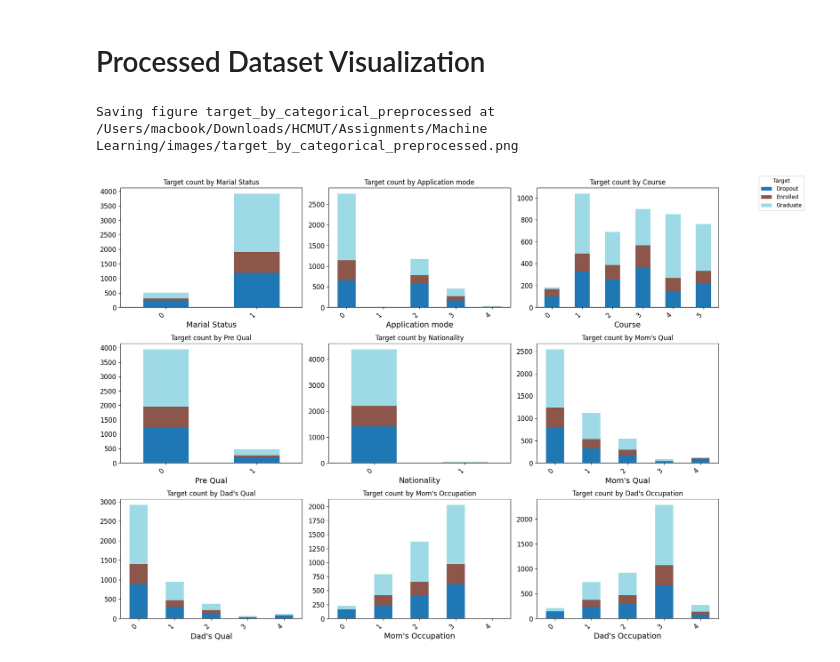
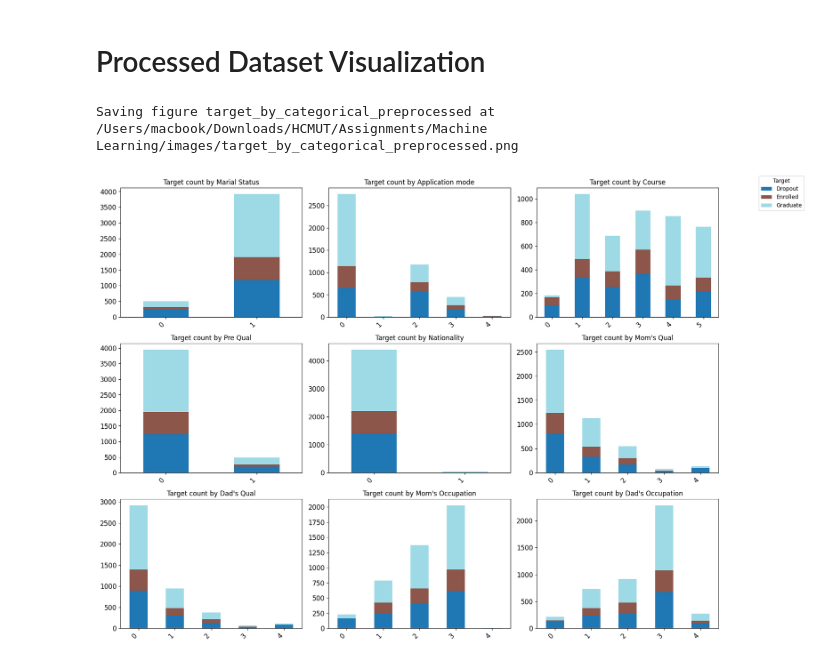
Before and after one commit to doxncwfn/mlassignmenthcmut, a Jupyter notebook: src/preprocess.ipynb, the cells around one changed output. Cells and saved outputs as stored; diff of their text form; code cells hidden in the pictures.

```diff
--- a/src/preprocess.ipynb
+++ b/src/preprocess.ipynb
@@ -281,32 +281,32 @@ cat_candidates = [
 all_cats = [c for c in cat_candidates if c in df.columns]
 n = len(all_cats)
 cols = 3
 rows = int(np.ceil(n / cols)) if n > 0 else 1
 fig, axes = plt.subplots(rows, cols, figsize=(16, 4 * rows))
 axes = np.array(axes).flatten()
 
 legend_handles_labels = None
 for i, col in enumerate(all_cats):
     ct = pd.crosstab(df_prep[col], df_prep['Target'])
     ct = ct.loc[ct.index.sort_values()]
     plot = ct.plot(kind='bar', stacked=True, colormap='tab20', ax=axes[i])
     axes[i].set_title(f'Target count by {col}')
     axes[i].set_ylabel(None)
-    axes[i].set_xlabel(col)
+    axes[i].set_xlabel(None)
     axes[i].set_xticklabels(axes[i].get_xticklabels(), rotation=45, ha='right')
     if legend_handles_labels is None:
         legend_handles_labels = axes[i].get_legend_handles_labels()
     axes[i].get_legend().remove()  # Remove legends from individual axes
 
 if legend_handles_labels is not None:
     handles, labels = legend_handles_labels
     fig.legend(handles, labels, title='Target', bbox_to_anchor=(1.05, 1), loc='upper left')
 
 # Hide unused axes if any
 for j in range(len(all_cats), len(axes)):
     axes[j].axis('off')
 plt.tight_layout()
 save_fig('target_by_categorical_preprocessed')
 # %% [output]
 Saving figure target_by_categorical_preprocessed at /Users/macbook/Downloads/HCMUT/Assignments/Machine Learning/images/target_by_categorical_preprocessed.png
-[figure, old version]
+[figure, new version]
```
Also changed, not shown: 9 other files.
